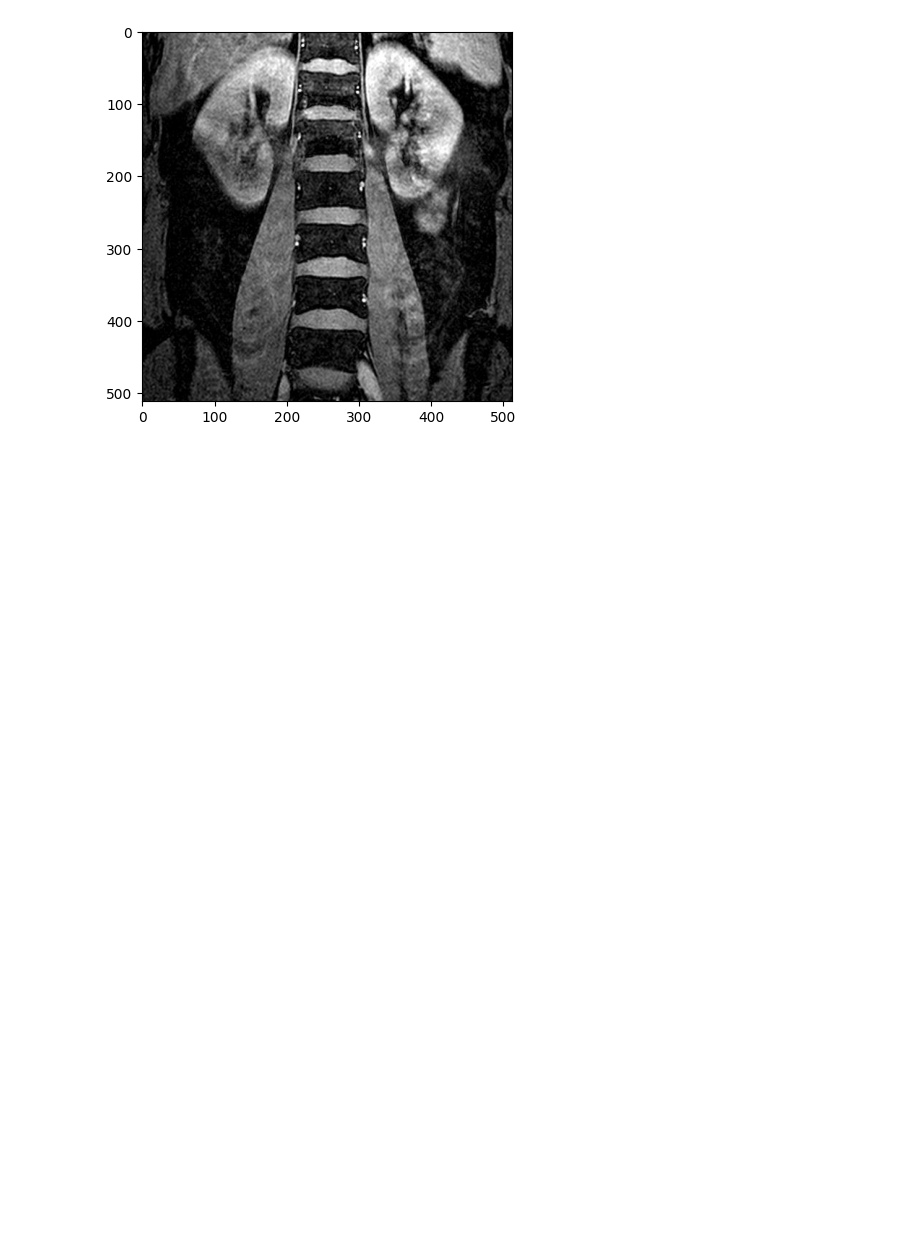
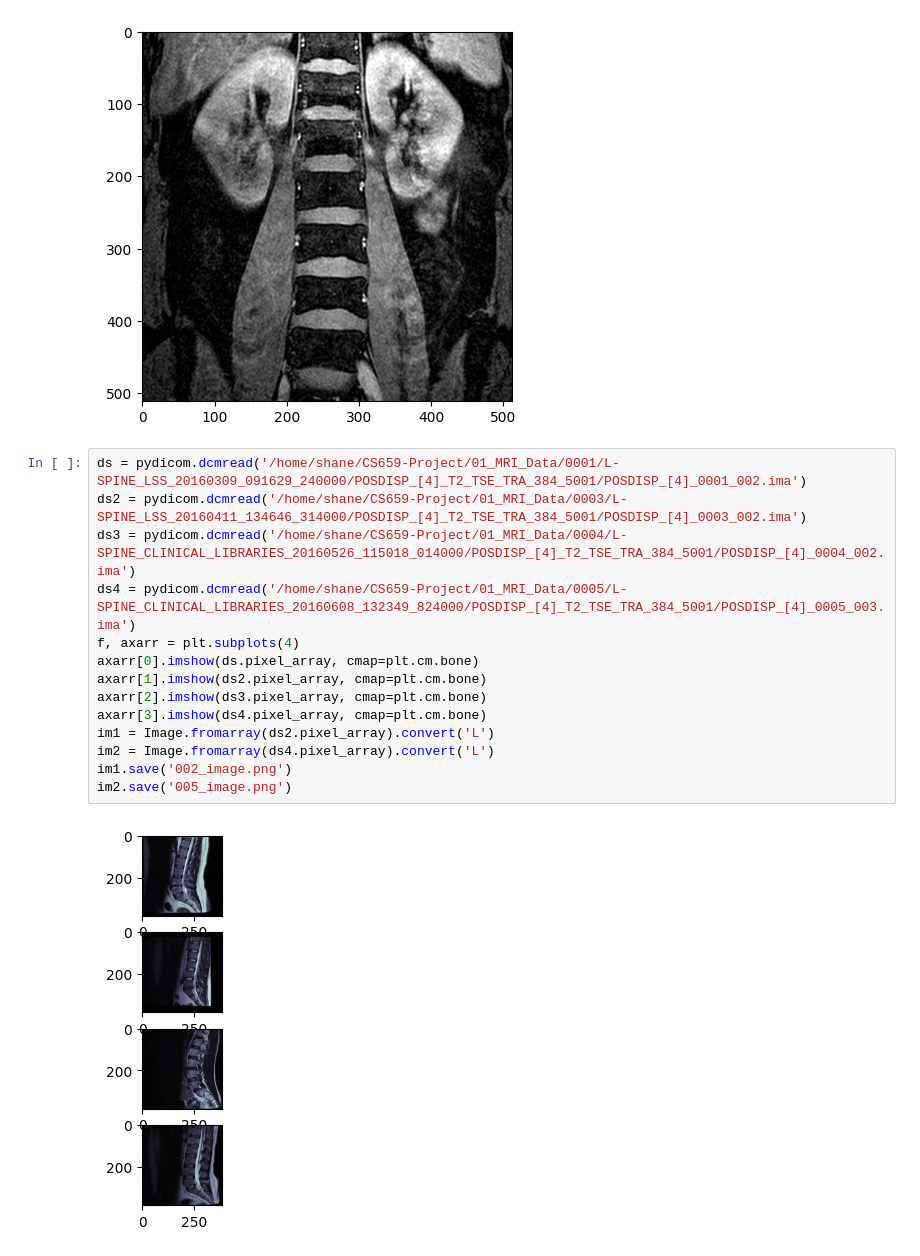
Before and after one commit to SethPavlicekGradStudent/CS659-Project, a Jupyter notebook: SpineReader.ipynb, the cells around one changed output. Cells and saved outputs as stored; diff of their text form; blank space fills up the shorter version.

Commit message:
spine

```diff
--- a/SpineReader.ipynb
+++ b/SpineReader.ipynb
@@ -17,3 +21,19 @@ plt.imshow(spineImage,cmap=plt.cm.gray)
 # %% [output]
 <matplotlib.image.AxesImage at 0x...>
 [figure]
+# %%
+ds = pydicom.dcmread('/home/shane/CS659-Project/01_MRI_Data/0001/L-SPINE_LSS_20160309_091629_240000/POSDISP_[4]_T2_TSE_TRA_384_5001/POSDISP_[4]_0001_002.ima')
+ds2 = pydicom.dcmread('/home/shane/CS659-Project/01_MRI_Data/0003/L-SPINE_LSS_20160411_134646_314000/POSDISP_[4]_T2_TSE_TRA_384_5001/POSDISP_[4]_0003_002.ima')
+ds3 = pydicom.dcmread('/home/shane/CS659-Project/01_MRI_Data/0004/L-SPINE_CLINICAL_LIBRARIES_20160526_115018_014000/POSDISP_[4]_T2_TSE_TRA_384_5001/POSDISP_[4]_0004_002.ima')
+ds4 = pydicom.dcmread('/home/shane/CS659-Project/01_MRI_Data/0005/L-SPINE_CLINICAL_LIBRARIES_20160608_132349_824000/POSDISP_[4]_T2_TSE_TRA_384_5001/POSDISP_[4]_0005_003.ima')
+f, axarr = plt.subplots(4)
+axarr[0].imshow(ds.pixel_array, cmap=plt.cm.bone)
+axarr[1].imshow(ds2.pixel_array, cmap=plt.cm.bone)
+axarr[2].imshow(ds3.pixel_array, cmap=plt.cm.bone)
+axarr[3].imshow(ds4.pixel_array, cmap=plt.cm.bone)
+im1 = Image.fromarray(ds2.pixel_array).convert('L')
+im2 = Image.fromarray(ds4.pixel_array).convert('L')
+im1.save('002_image.png')
+im2.save('005_image.png')
+# %% [output]
+[figure, added]
```
Also changed, not shown: parts of 2 cells of this notebook.
